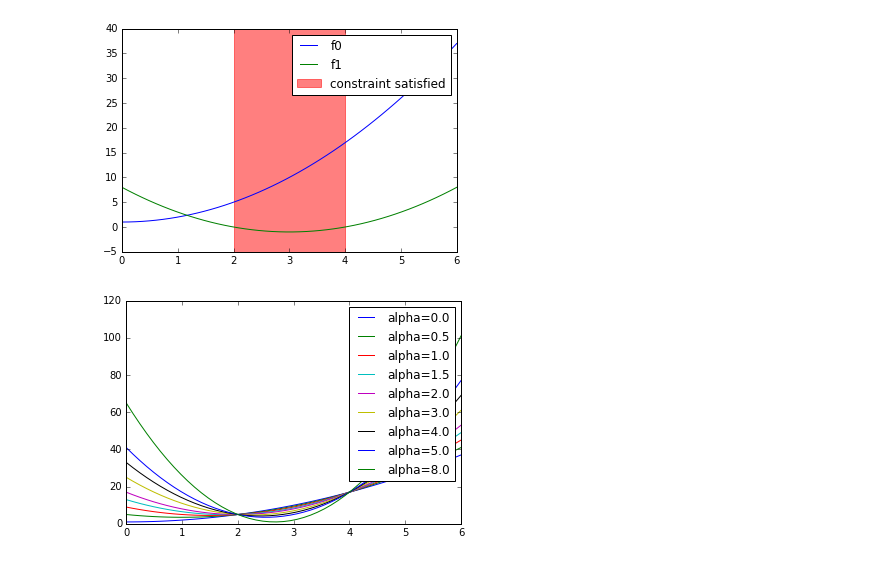
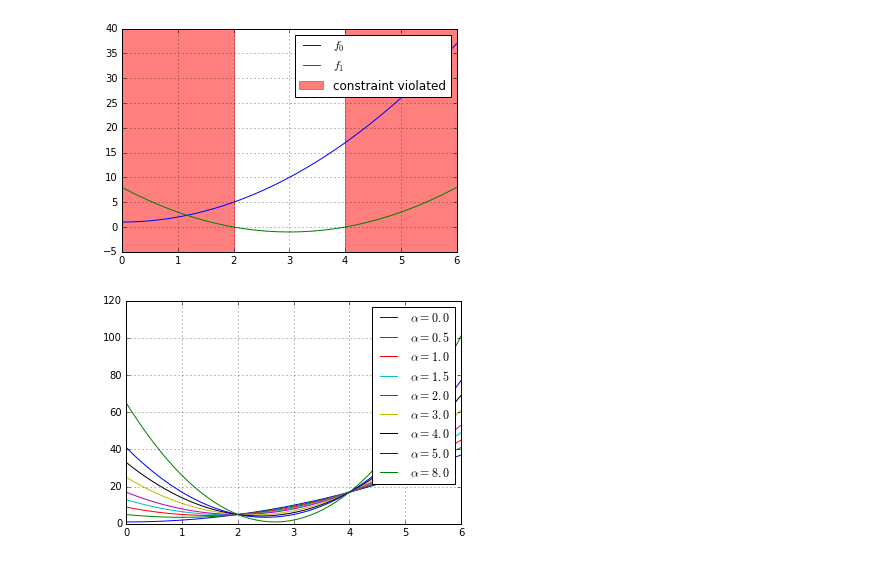
Before and after one commit to da-raf/ml-hw, a Jupyter notebook: ex8/problems/code/prob5-7.ipynb, the cells around one changed output. Drawn from its saved outputs; the diff is of its cells as text; code cells hidden in the pictures.

Commit message:
8: problem 5 - improved function plot

```diff
--- a/ex8/problems/code/prob5-7.ipynb
+++ b/ex8/problems/code/prob5-7.ipynb
@@ -10,14 +10,16 @@ def f_1(x):
 # %%
 # problem 5
 
 x = np.linspace(0,6)
-plt.plot(x, f_0(x), label='f0')
-plt.plot(x, f_1(x), label='f1')
-plt.axvspan(2, 4, color='red', alpha=0.5, label='constraint satisfied')
+plt.plot(x, f_0(x), label='$f_0$')
+plt.plot(x, f_1(x), label='$f_1$')
+plt.axvspan(0, 2, color='red', alpha=0.5, label='constraint violated')
+plt.axvspan(4, 6, color='red', alpha=0.5)
+plt.grid()
 plt.legend()
 plt.savefig('prob5_fig.pdf')
 # %% [output]
-[figure, old version]
+[figure, new version]
 # %%
 # problem 6
 
@@ -28,9 +30,10 @@ x = np.linspace(0,6)
 α = np.array([0, 0.5, 1, 1.5, 2, 3, 4, 5, 8])
 
 for p in α:
-    plt.plot(x, L(x,p), label=('alpha=%.1f' % p))
+    plt.plot(x, L(x,p), label=('$\\alpha=%.1f$' % p))
 
+plt.grid()
 plt.legend()
 plt.savefig('prob6_fig.pdf')
 # %% [output]
-[figure, old version]
+[figure, new version]
```
Also changed, not shown: parts of 2 cells of this notebook, 2 other files.
